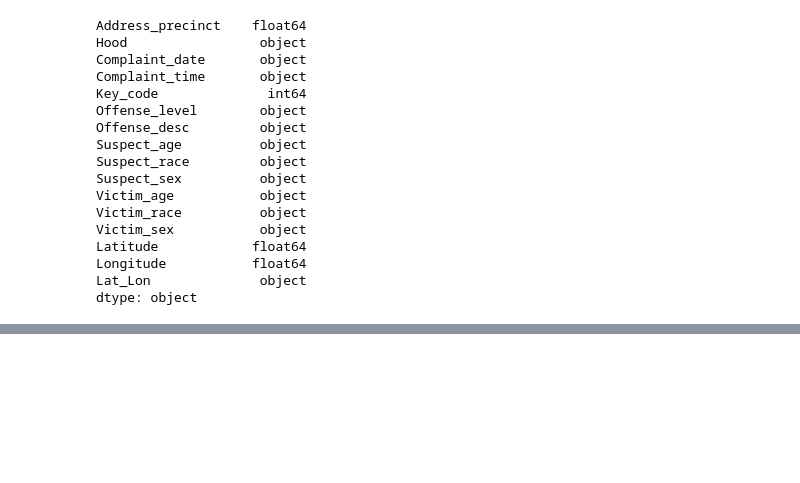
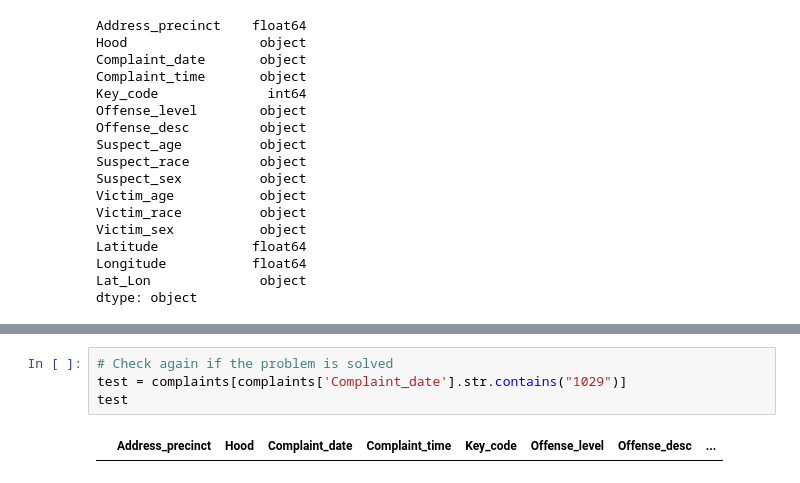
Before and after one commit to ta-data-bcn/Project-Week-5-Your-Own-Project, a Jupyter notebook: your-project/Police complaints cleaning.ipynb, the cells around one changed output, grey strips where cells are left out. Cells and saved outputs as stored; diff of their text form; blank space fills up the shorter version.

```diff
--- a/your-project/Police complaints cleaning.ipynb
+++ b/your-project/Police complaints cleaning.ipynb
@@ -58,0 +78,6 @@ dtype: object
+# %%
+# Check again if the problem is solved
+test = complaints[complaints['Complaint_date'].str.contains("1029")]
+test
+# %% [output]
+|  | Address_precinct | Hood | Complaint_date | Complaint_time | Key_code | Offense_level | Offense_desc | ... |
```
Also changed, not shown: parts of 12 cells of this notebook.
